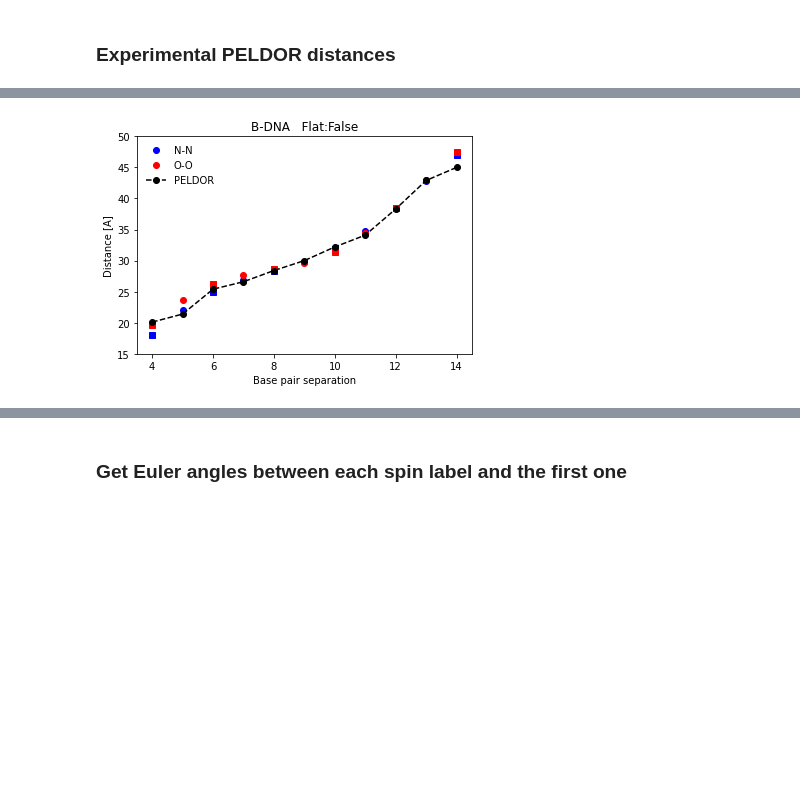
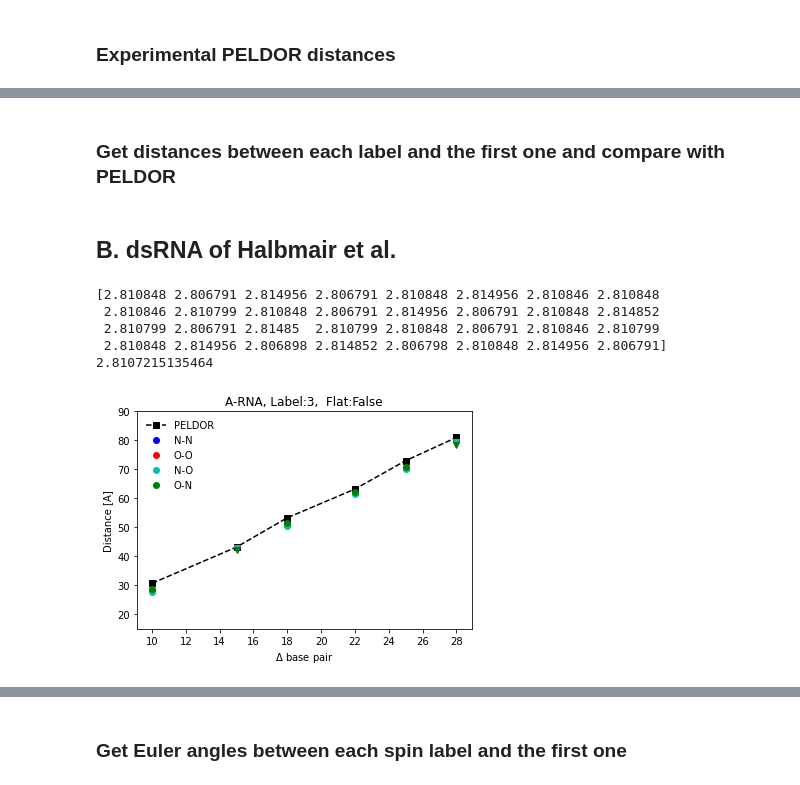
Before and after one commit to dzsezer/labeled_helices, a Jupyter notebook: helix_analysis.ipynb, the cells around one changed output, grey strips where cells are left out. Saved outputs shown, nothing was run; the diff lists cells and outputs as text; code cells hidden in the pictures; blank space fills up the shorter version.

```diff
--- a/helix_analysis.ipynb
+++ b/helix_analysis.ipynb
@@ -64,0 +107,2 @@ view.show()
+# %% [markdown]
+### Get distances between each label and the first one and compare with PELDOR
@@ -65,15 +112,70 @@ view.show()
 # %%
-plt.plot(evn_id,evn_N,'bo',label='N-N')
-plt.plot(evn_id,evn_O,'ro',label='O-O')
-plt.plot(odd_id,odd_N,'bs')
-plt.plot(odd_id,odd_O,'rs')
-plt.plot(exp_id_dna,exp_dist_dna,'--ok',label="PELDOR")
+plt.plot(exp_id_dna,exp_dist_dna,'--*k',markersize=10,label="PELDOR")
 
-plt.xlabel("Base pair separation")
+plt.plot(evn_id,evn_NN,'bo',label='N-N')
+plt.plot(evn_id,evn_OO,'ro',label='O-O')
+plt.plot(evn_id,evn_NO,'co',label='N-O')
+plt.plot(evn_id,evn_ON,'go',label='O-N')
+plt.plot(odd_id,odd_NN,'bo')
+plt.plot(odd_id,odd_OO,'ro')
+plt.plot(odd_id,odd_NO,'co')
+plt.plot(odd_id,odd_ON,'go')
+
+#plt.plot(exp_id_dna_2,exp_dist_dna_2,'^k', label='C-dot')
+
+plt.xlabel("$\Delta$ base pair")
 plt.ylabel("Distance [A]")
-title = f"{helix_form}-{na_type}   Flat:{bp_flat}"
+title = f"{helix_form}-{na_type}, Label:{label},  Flat:{bp_flat}"
 plt.title(title)
 plt.ylim(15,50)
 plt.legend(frameon=False,loc=2);
-# %% [output]
-[figure, removed]
+# %% [markdown]
+## B. dsRNA of Halbmair et al.
+# %%
+na_type    = 'RNA' # 'DNA' or 'RNA'
+helix_form = 'A' # 'B' or 'A' or 'Apr'
+bs_param   = 'avg' # 'avg' or 'seq'
+
+label      = 3
+
+rna_type_long = na_type + bs_param + helix_form
+
+bp_flat    = False # True or False
+
+helix_rna_6 = Helix(sequence_6, rna_type_long, label, True)
+helix_rna_3 = Helix(sequence_3, rna_type_long, label)
+if not bp_flat:
+    helix_rna_6.unflat()
+    helix_rna_3.unflat()
+
+N_rna_6, O_rna_6, NO_rna_6, ON_rna_6, id_rna_6 = labels_dist(helix_rna_6)
+N_rna_3, O_rna_3, NO_rna_3, ON_rna_3, id_rna_3 = labels_dist(helix_rna_3)
+# %% [output]
+[2.810848 2.806791 2.814956 2.806791 2.810848 2.814956 2.810846 2.810848
+ 2.810846 2.810799 2.810848 2.806791 2.814956 2.806791 2.810848 2.814852
+ 2.810799 2.806791 2.81485  2.810799 2.810848 2.806791 2.810846 2.810799
+ 2.810848 2.814956 2.806898 2.814852 2.806798 2.810848 2.814956 2.806791]
+2.8107215135464
+# %%
+plt.axes().xaxis.set_major_locator(MaxNLocator(integer=True))
+
+plt.plot(exp_id_rna_long,exp_dist_rna_long,'--ks',label="PELDOR")
+
+plt.plot(id_rna_6,N_rna_6,'bo',label='N-N')
+plt.plot(id_rna_6,O_rna_6,'ro',label='O-O')
+plt.plot(id_rna_6,NO_rna_6,'co',label='N-O')
+plt.plot(id_rna_6,ON_rna_6,'go',label='O-N')
+plt.plot(id_rna_3,N_rna_3,'bv')
+plt.plot(id_rna_3,O_rna_3,'rv')
+plt.plot(id_rna_3,NO_rna_3,'cv')
+plt.plot(id_rna_3,ON_rna_3,'gv')
+
+plt.xlabel("$\Delta$ base pair")
+plt.ylabel("Distance [A]")
+title = f"{helix_form}-{na_type}, Label:{label},  Flat:{bp_flat}"
+plt.title(title)
+plt.ylim(15,90)
+
+plt.legend(frameon=False,loc=2);
+# %% [output]
+[figure, added]
```
Also changed, not shown: parts of 47 cells of this notebook.
